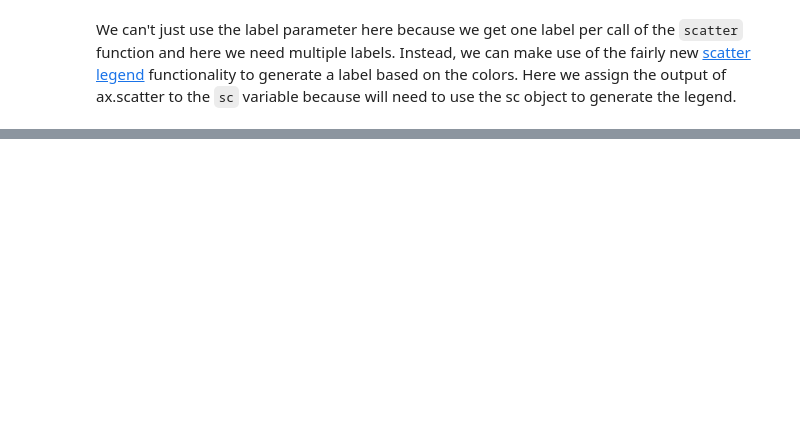
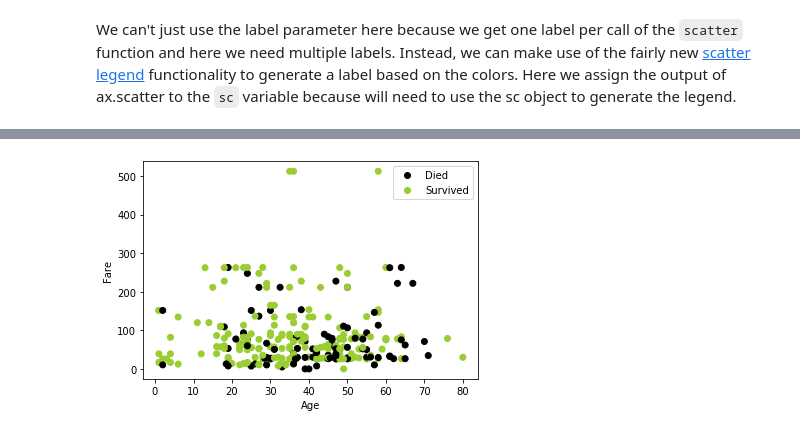
Before and after one commit to matplotlib/GettingStarted, a Jupyter notebook: notebooks/02_visual_variables.ipynb, the cells around one changed output, grey strips where cells are left out. Cells and saved outputs as stored; diff of their text form; code cells hidden in the pictures; blank space fills up the shorter version.

```diff
--- a/notebooks/02_visual_variables.ipynb
+++ b/notebooks/02_visual_variables.ipynb
@@ -212,7 +218,7 @@ _ =  ax.legend(*sc.legend_elements())
 # %%
-import matplotlib.colors as mcolors
-cmap = mcolors.ListedColormap(['black', 'yellowgreen'])
 fig, ax = plt.subplots()
 sc = ax.scatter('age', 'fare', c='survived', cmap=cmap, data=df)
 _ = ax.set(xlabel = 'Age', ylabel = 'Fare')
-_ =  ax.legend(*sc.legend_elements())
+_ =  ax.legend(handles = sc.legend_elements()[0], labels=['Died', 'Survived'])
+# %% [output]
+[figure, added]
```
Also changed, not shown: parts of 35 cells of this notebook, 1 other file.
